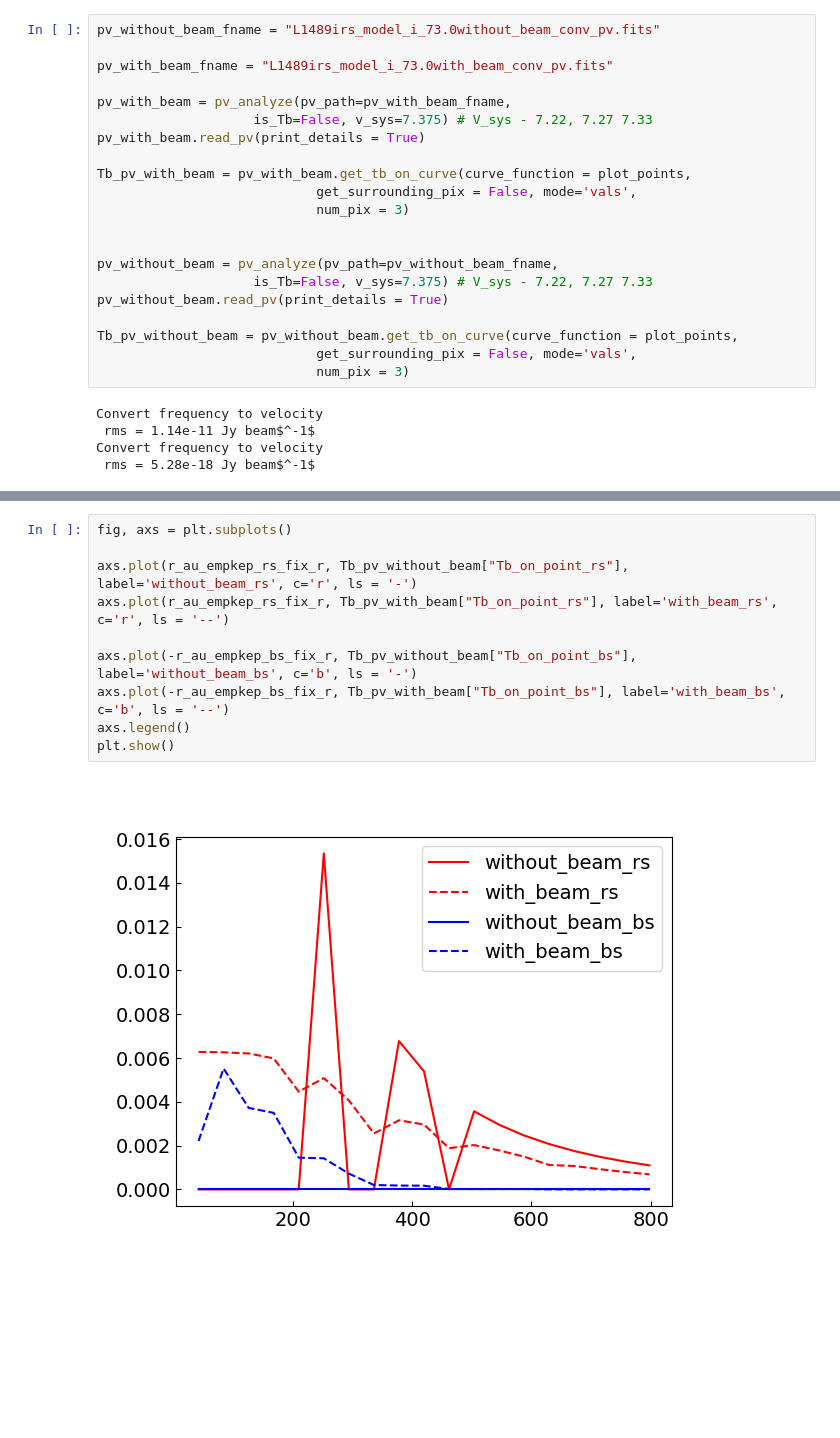
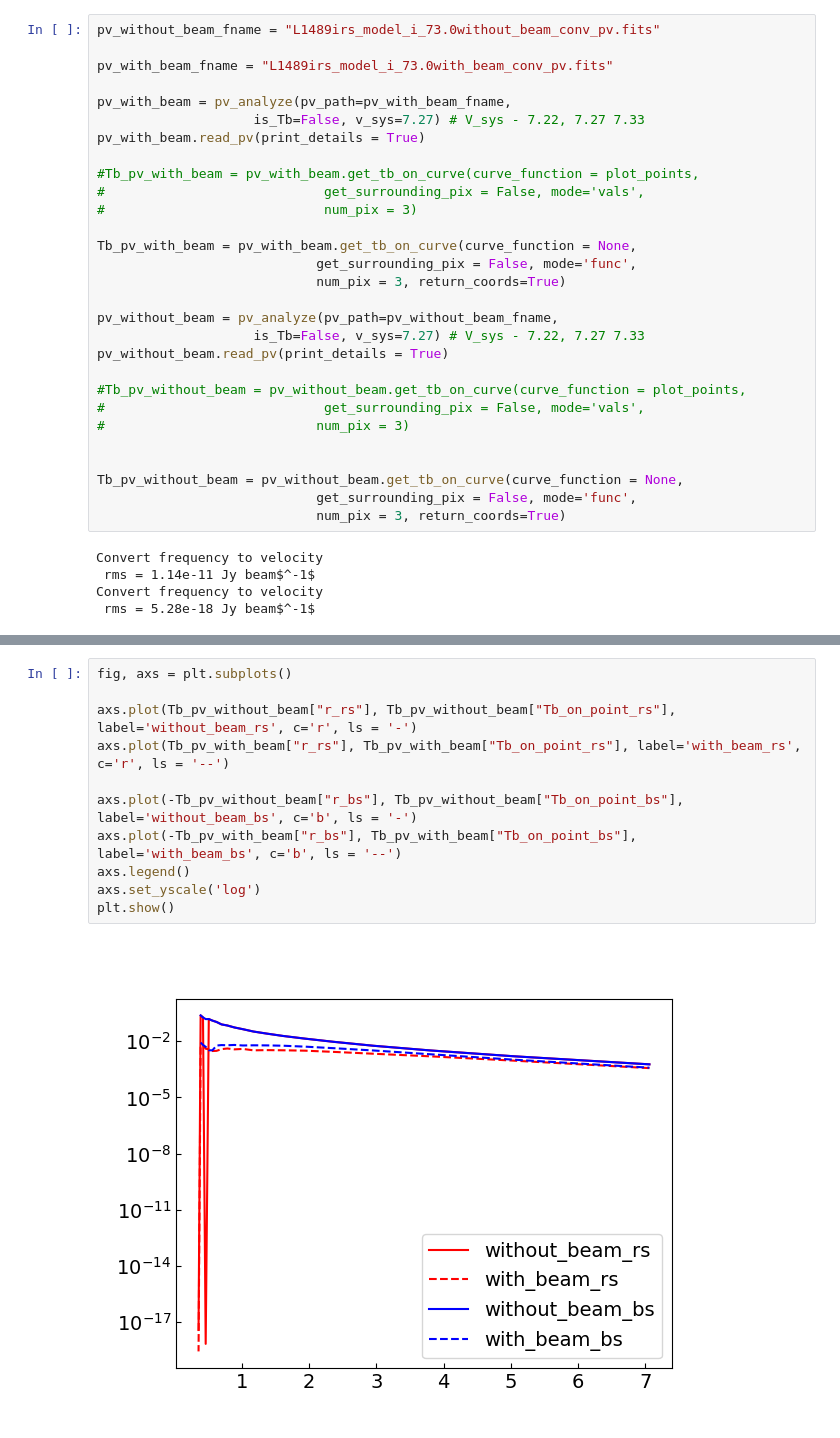
Before and after one commit to mihirtripathi97/DiskModel, a Jupyter notebook: Beam_dil_factor_calculator.ipynb, the cells around one changed output, grey strips where cells are left out. Saved outputs shown, nothing was run; the diff lists cells and outputs as text; blank space fills up the shorter version.

```diff
--- a/Beam_dil_factor_calculator.ipynb
+++ b/Beam_dil_factor_calculator.ipynb
@@ -39,21 +39,29 @@ pv_without_beam_fname = "L1489irs_model_i_73.0without_beam_conv_pv.fits"
 pv_with_beam_fname = "L1489irs_model_i_73.0with_beam_conv_pv.fits"
 
 pv_with_beam = pv_analyze(pv_path=pv_with_beam_fname,
-                    is_Tb=False, v_sys=7.375) # V_sys - 7.22, 7.27 7.33
+                    is_Tb=False, v_sys=7.27) # V_sys - 7.22, 7.27 7.33
 pv_with_beam.read_pv(print_details = True)
 
-Tb_pv_with_beam = pv_with_beam.get_tb_on_curve(curve_function = plot_points,
-                            get_surrounding_pix = False, mode='vals',
-                            num_pix = 3)
+#Tb_pv_with_beam = pv_with_beam.get_tb_on_curve(curve_function = plot_points,
+#                            get_surrounding_pix = False, mode='vals',
+#                            num_pix = 3)
+
+Tb_pv_with_beam = pv_with_beam.get_tb_on_curve(curve_function = None,
+                            get_surrounding_pix = False, mode='func',
+                            num_pix = 3, return_coords=True)
+
+pv_without_beam = pv_analyze(pv_path=pv_without_beam_fname,
+                    is_Tb=False, v_sys=7.27) # V_sys - 7.22, 7.27 7.33
+pv_without_beam.read_pv(print_details = True)
+
+#Tb_pv_without_beam = pv_without_beam.get_tb_on_curve(curve_function = plot_points,
+#                            get_surrounding_pix = False, mode='vals',
+#                           num_pix = 3)
 
 
-pv_without_beam = pv_analyze(pv_path=pv_without_beam_fname,
-                    is_Tb=False, v_sys=7.375) # V_sys - 7.22, 7.27 7.33
-pv_without_beam.read_pv(print_details = True)
-
-Tb_pv_without_beam = pv_without_beam.get_tb_on_curve(curve_function = plot_points,
-                            get_surrounding_pix = False, mode='vals',
-                            num_pix = 3)
+Tb_pv_without_beam = pv_without_beam.get_tb_on_curve(curve_function = None,
+                            get_surrounding_pix = False, mode='func',
+                            num_pix = 3, return_coords=True)
 # %% [output]
 Convert frequency to velocity
  rms = 1.14e-11 Jy beam$^-1$
@@ -68,12 +76,13 @@ pv_with_beam_fig = pv_with_beam.plot_pv(plot_curve=True, base_ctr_lvl= 0.0011)
 # %%
 fig, axs = plt.subplots()
 
-axs.plot(r_au_empkep_rs_fix_r, Tb_pv_without_beam["Tb_on_point_rs"], label='without_beam_rs', c='r', ls = '-')
-axs.plot(r_au_empkep_rs_fix_r, Tb_pv_with_beam["Tb_on_point_rs"], label='with_beam_rs', c='r', ls = '--')
+axs.plot(Tb_pv_without_beam["r_rs"], Tb_pv_without_beam["Tb_on_point_rs"], label='without_beam_rs', c='r', ls = '-')
+axs.plot(Tb_pv_with_beam["r_rs"], Tb_pv_with_beam["Tb_on_point_rs"], label='with_beam_rs', c='r', ls = '--')
 
-axs.plot(-r_au_empkep_bs_fix_r, Tb_pv_without_beam["Tb_on_point_bs"], label='without_beam_bs', c='b', ls = '-')
-axs.plot(-r_au_empkep_bs_fix_r, Tb_pv_with_beam["Tb_on_point_bs"], label='with_beam_bs', c='b', ls = '--')
+axs.plot(-Tb_pv_without_beam["r_bs"], Tb_pv_without_beam["Tb_on_point_bs"], label='without_beam_bs', c='b', ls = '-')
+axs.plot(-Tb_pv_with_beam["r_bs"], Tb_pv_with_beam["Tb_on_point_bs"], label='with_beam_bs', c='b', ls = '--')
 axs.legend()
+axs.set_yscale('log')
 plt.show()
 # %% [output]
-[figure, old version]
+[figure, new version]
```
Also changed, not shown: parts of 3 cells of this notebook, 1 other file.
